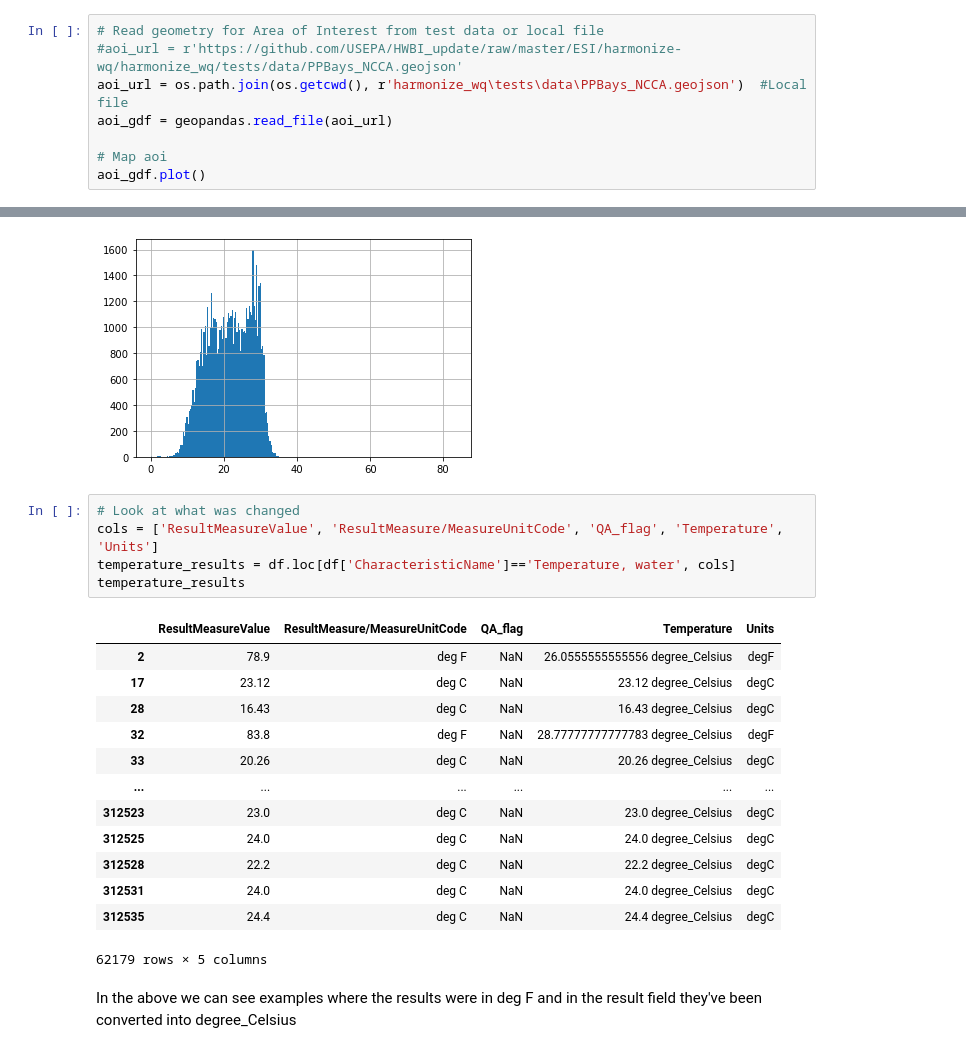
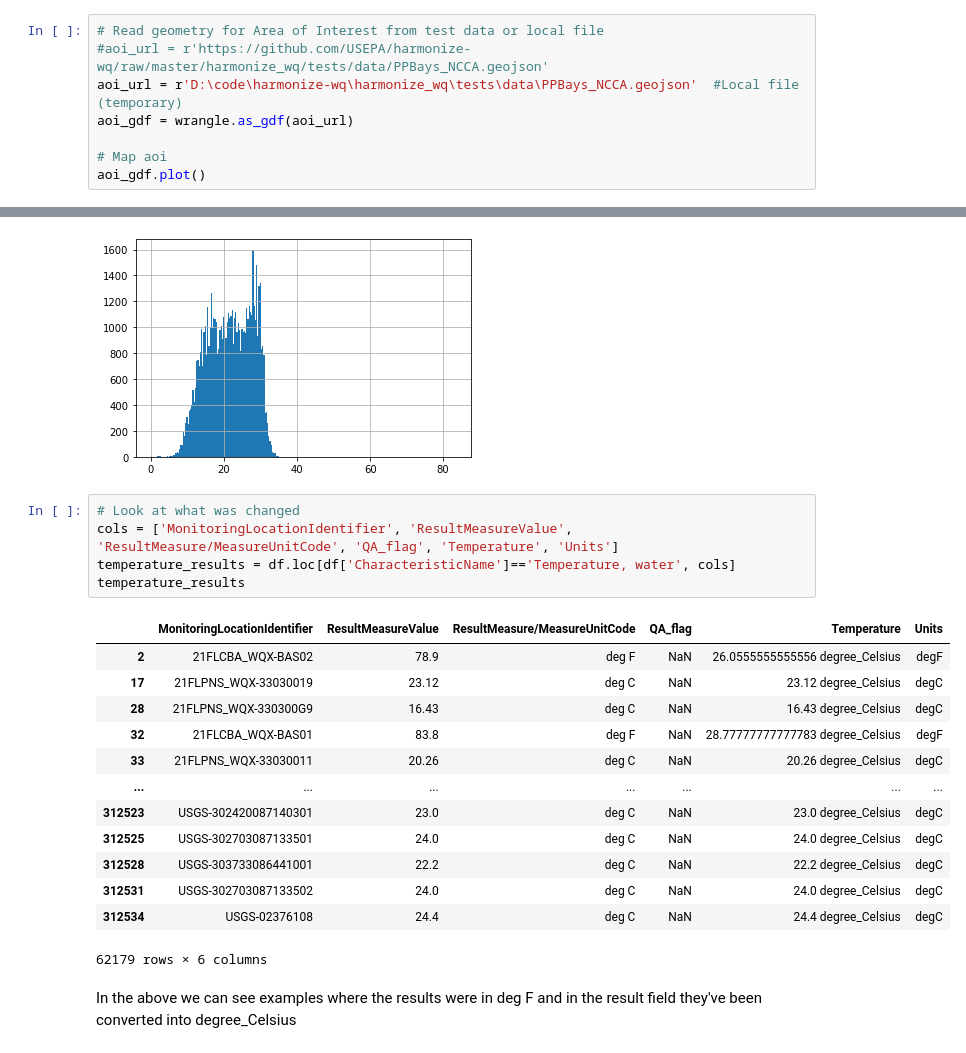
Before and after one commit to USEPA/harmonize-wq, a Jupyter notebook: demos/Harmonize_Pensacola.ipynb, the cells around one changed output, grey strips where cells are left out. Saved outputs shown, nothing was run; the diff lists cells and outputs as text.

```diff
--- a/demos/Harmonize_Pensacola.ipynb
+++ b/demos/Harmonize_Pensacola.ipynb
@@ -142,8 +145,8 @@ os.getcwd()
 # %%
 # Read geometry for Area of Interest from test data or local file
-#aoi_url = r'https://github.com/USEPA/HWBI_update/raw/master/ESI/harmonize-wq/harmonize_wq/tests/data/PPBays_NCCA.geojson'
-aoi_url = os.path.join(os.getcwd(), r'harmonize_wq\tests\data\PPBays_NCCA.geojson')  #Local file
-aoi_gdf = geopandas.read_file(aoi_url)
+#aoi_url = r'https://github.com/USEPA/harmonize-wq/raw/master/harmonize_wq/tests/data/PPBays_NCCA.geojson'
+aoi_url = r'D:\code\harmonize-wq\harmonize_wq\tests\data\PPBays_NCCA.geojson'  #Local file (temporary)
+aoi_gdf = wrangle.as_gdf(aoi_url)
 
 # Map aoi
 aoi_gdf.plot()
@@ -470,23 +450,23 @@ Results outside threshold (0.0 to 90.03159297156438): 7
 [figure]
 # %%
 # Look at what was changed
-cols = ['ResultMeasureValue', 'ResultMeasure/MeasureUnitCode', 'QA_flag', 'Temperature', 'Units']
+cols = ['MonitoringLocationIdentifier', 'ResultMeasureValue', 'ResultMeasure/MeasureUnitCode', 'QA_flag', 'Temperature', 'Units']
 temperature_results = df.loc[df['CharacteristicName']=='Temperature, water', cols]
 temperature_results
 # %% [output]
-|  | ResultMeasureValue | ResultMeasure/MeasureUnitCode | QA_flag | Temperature | Units |
-| 2 | 78.9 | deg F | NaN | 26.0555555555556 degree_Celsius | degF |
-| 17 | 23.12 | deg C | NaN | 23.12 degree_Celsius | degC |
-| 28 | 16.43 | deg C | NaN | 16.43 degree_Celsius | degC |
-| 32 | 83.8 | deg F | NaN | 28.77777777777783 degree_Celsius | degF |
-| 33 | 20.26 | deg C | NaN | 20.26 degree_Celsius | degC |
-| ... | ... | ... | ... | ... | ... |
-| 312523 | 23.0 | deg C | NaN | 23.0 degree_Celsius | degC |
-| 312525 | 24.0 | deg C | NaN | 24.0 degree_Celsius | degC |
-| 312528 | 22.2 | deg C | NaN | 22.2 degree_Celsius | degC |
-| 312531 | 24.0 | deg C | NaN | 24.0 degree_Celsius | degC |
-| 312535 | 24.4 | deg C | NaN | 24.4 degree_Celsius | degC |
+|  | MonitoringLocationIdentifier | ResultMeasureValue | ResultMeasure/MeasureUnitCode | QA_flag | Temperature | Units |
+| 2 | 21FLCBA_WQX-BAS02 | 78.9 | deg F | NaN | 26.0555555555556 degree_Celsius | degF |
+| 17 | 21FLPNS_WQX-33030019 | 23.12 | deg C | NaN | 23.12 degree_Celsius | degC |
+| 28 | 21FLPNS_WQX-330300G9 | 16.43 | deg C | NaN | 16.43 degree_Celsius | degC |
+| 32 | 21FLCBA_WQX-BAS01 | 83.8 | deg F | NaN | 28.77777777777783 degree_Celsius | degF |
+| 33 | 21FLPNS_WQX-33030011 | 20.26 | deg C | NaN | 20.26 degree_Celsius | degC |
+| ... | ... | ... | ... | ... | ... | ... |
+| 312523 | USGS-302420087140301 | 23.0 | deg C | NaN | 23.0 degree_Celsius | degC |
+| 312525 | USGS-302703087133501 | 24.0 | deg C | NaN | 24.0 degree_Celsius | degC |
+| 312528 | USGS-303733086441001 | 22.2 | deg C | NaN | 22.2 degree_Celsius | degC |
+| 312531 | USGS-302703087133502 | 24.0 | deg C | NaN | 24.0 degree_Celsius | degC |
+| 312534 | USGS-02376108 | 24.4 | deg C | NaN | 24.4 degree_Celsius | degC |
-62179 rows × 5 columns
+62179 rows × 6 columns
 # %% [markdown]
 In the above we can see examples where the results were in deg F and in the result field they've been converted into degree_Celsius
 # %%
```
Also changed, not shown: parts of 37 cells of this notebook.
